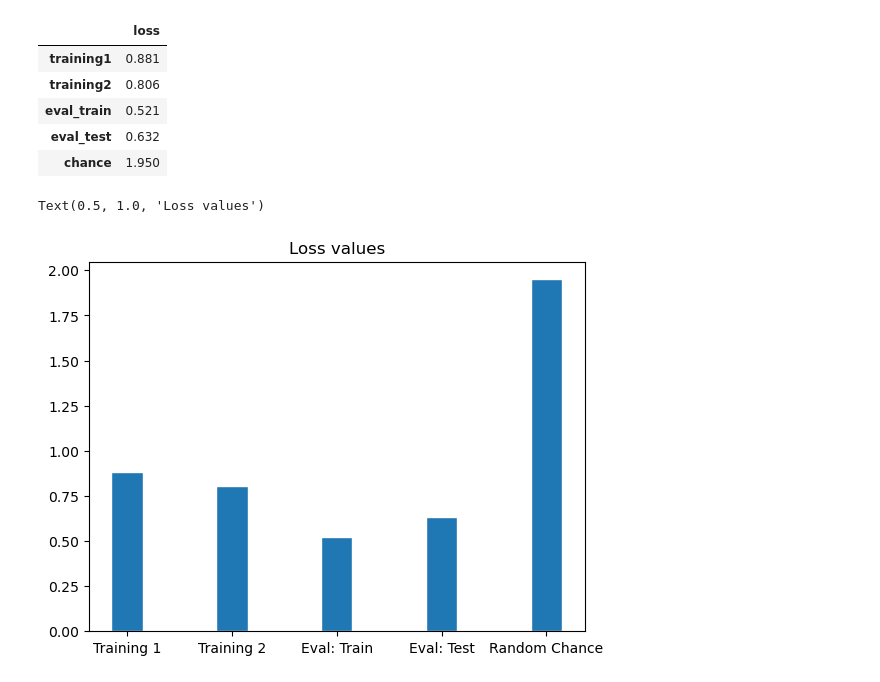
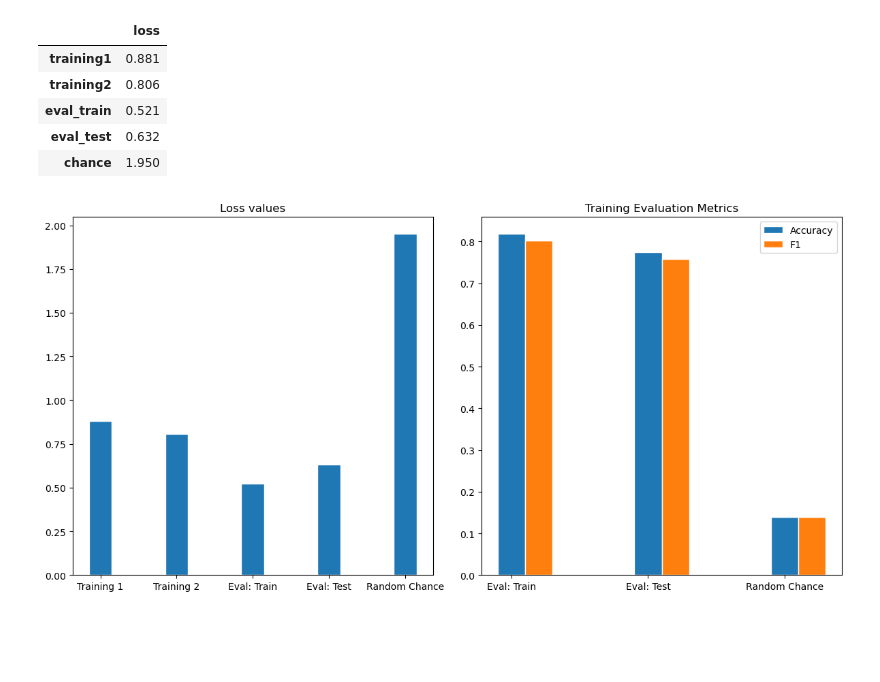
Before and after one commit to MeghanBarritt/llm-project, a Jupyter notebook: notebooks/4-Model_Training.ipynb, the cells around one changed output. Cells and saved outputs as stored; diff of their text form; code cells hidden in the pictures; blank space fills up the shorter version.

```diff
--- a/notebooks/4-Model_Training.ipynb
+++ b/notebooks/4-Model_Training.ipynb
@@ -216,19 +188,38 @@ losses
 | eval_train | 0.521 |
 | eval_test | 0.632 |
 | chance | 1.950 |
-# %%
-b_width = 0.3
-
-bar1 = losses['loss']
-
-x1 = np.arange(len(bar1))
-
-fig, ax = plt.subplots(dpi=100)
-ax.bar(x1,bar1,width=b_width,edgecolor='white',label='Loss')
-
-ax.set_xticks(x1)
-ax.set_xticklabels(['Training 1','Training 2','Eval: Train','Eval: Test','Random Chance'])
-plt.title('Loss values')
-# %% [output]
-Text(0.5, 1.0, 'Loss values')
-[figure, removed]
+# %%
+# Define data for the first chart
+b_width1 = 0.3
+bar1 = losses['loss']
+x1 = np.arange(len(bar1))
+
+# Define data for the second chart
+b_width2 = 0.2
+bar1_metrics = metrics['accuracy']
+bar2_metrics = metrics['f1']
+x2 = np.arange(len(bar1_metrics))
+x3 = x2 + b_width2
+
+# Create 1x2 grid of subplots
+fig, (ax1, ax2) = plt.subplots(1, 2, figsize=(12, 6), dpi=100)
+
+# Plot the first chart (Loss values) on ax1
+ax1.bar(x1, bar1, width=b_width1, edgecolor='white', label='Loss')
+ax1.set_xticks(x1)
+ax1.set_xticklabels(['Training 1', 'Training 2', 'Eval: Train', 'Eval: Test', 'Random Chance'])
+ax1.set_title('Loss values')
+
+# Plot the second chart (Accuracy and F1 metrics) on ax2
+ax2.bar(x2, bar1_metrics, width=b_width2, edgecolor='white', label='Accuracy')
+ax2.bar(x3, bar2_metrics, width=b_width2, edgecolor='white', label='F1')
+ax2.set_xticks(x2)
+ax2.set_xticklabels(['Eval: Train', 'Eval: Test', 'Random Chance'])
+ax2.legend()
+ax2.set_title('Training Evaluation Metrics')
+
+plt.tight_layout()
+
+plt.savefig('charts/training_evals.png',bbox_inches='tight')
+# %% [output]
+[figure, added]
```
Also changed, not shown: parts of 4 cells of this notebook, 4 other files.
